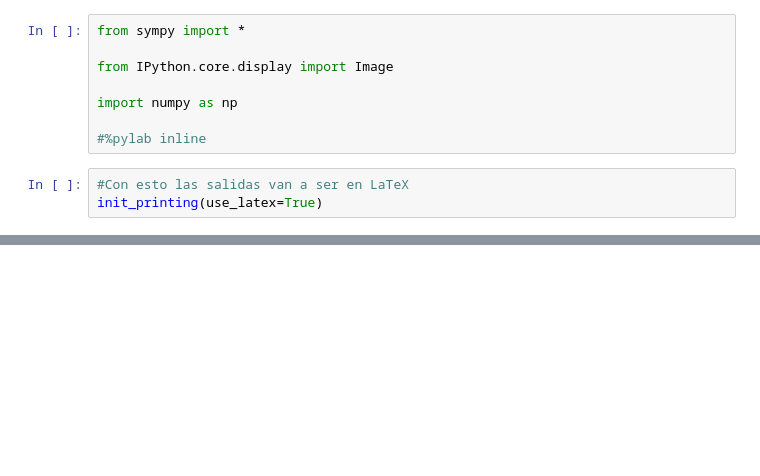
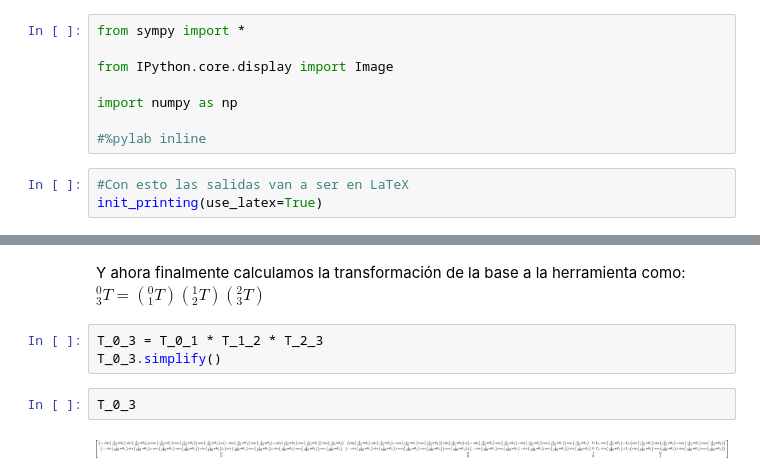
Before and after one commit to elsuizo/Control_de_robots_py, a Jupyter notebook: tp2.ipynb, the cells around one changed output, grey strips where cells are left out. Cells and saved outputs as stored; diff of their text form; blank space fills up the shorter version.

```diff
--- a/tp2.ipynb
+++ b/tp2.ipynb
@@ -33,0 +111,10 @@ Image(filename='dibujo_robot2_tp2.png')
+# %% [markdown]
+Y ahora finalmente calculamos la transformación de la base a la herramienta como:
+$^{0}_{3} T = (^{0}_{1} T) (^{1}_{2} T) (^{2}_{3} T) $
+# %%
+T_0_3 = T_0_1 * T_1_2 * T_2_3
+T_0_3.simplify()
+# %%
+T_0_3
+# %% [output]
+[figure, added]
```
Also changed, not shown: parts of 44 cells of this notebook.
